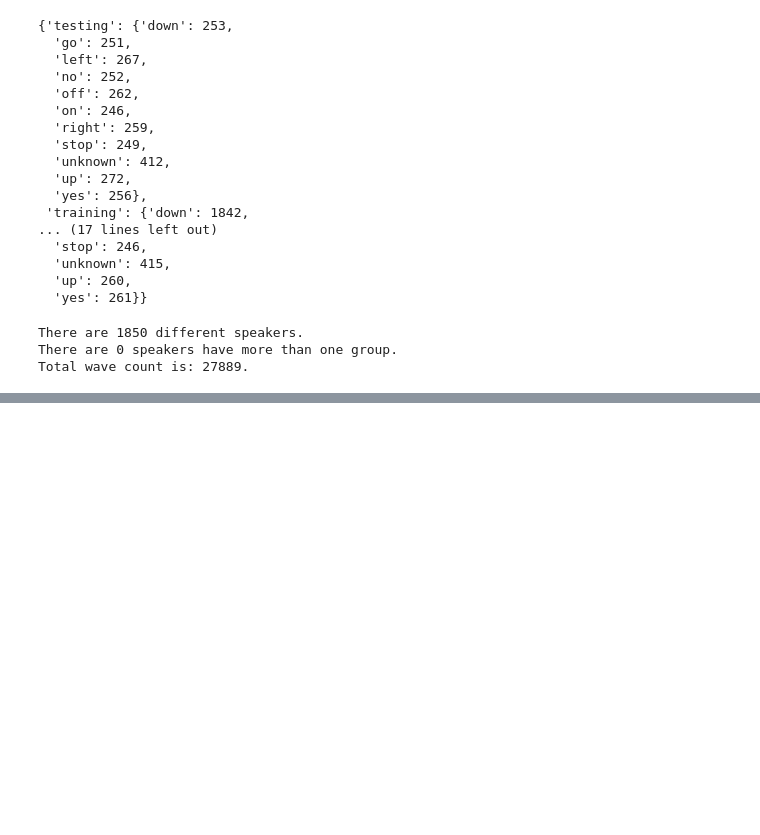
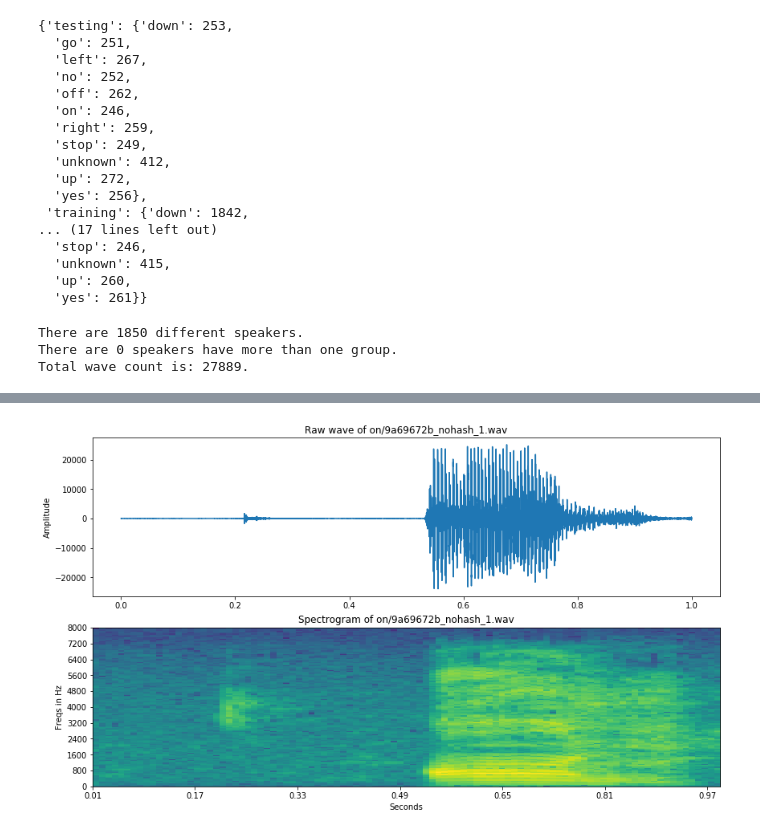
Before and after one commit to ronjian/tensorflow-speech-recognition-challenge, a Jupyter notebook: wave_data_explorer.ipynb, the cells around one changed output, grey strips where cells are left out. Drawn from its saved outputs; the diff is of its cells as text; code cells hidden in the pictures; blank space fills up the shorter version.

```diff
--- a/wave_data_explorer.ipynb
+++ b/wave_data_explorer.ipynb
@@ -462,7 +462,7 @@ import random
 random.seed(59185)
 validation_percentage = 10
 testing_percentage = 10
-unknown_percentage = 10
+unknown_percentage = 5
 word_list = ['silence','unknown', 'yes', 'no', 'up', 'down', 'left', 'right', 'on', 'off', 'stop', 'go']
 all_data = [];
 for label in os.listdir(train_audio_path):
@@ -542,9 +542,9 @@ Total wave count is: 27889.
 #save
 data_dir = "/home/maikfangogoair/tmp/save/"
 import pickle
-with open(data_dir + "spectrogram_v1.pkl", 'wb') as fp:
+with open(data_dir + "spectrogram_v2.pkl", 'wb') as fp:
     pickle.dump(all_data, fp)
-# del all_data
-# #open
-# with open (data_dir + "spectrogram_v1.pkl", 'rb') as fp:
-#     all_data = pickle.load(fp)
+del all_data
+#open
+with open (data_dir + "spectrogram_v2.pkl", 'rb') as fp:
+    all_data = pickle.load(fp)
@@ -559,0 +551,5 @@ ipd.Audio(join(train_audio_path, a["label"]+"/"+a["filename"]))
+# %%
+one_line = [x for x in all_data if x["filename"]=='9a69672b_nohash_1.wav' and x["label"] == "on"][0]
+gen_spectrogram_plot(one_line["samples"],16000,one_line["spectrogram"],one_line["freqs"],one_line["times"],one_line["label"]+"/"+one_line["filename"])
+ipd.Audio(join(train_audio_path, one_line["label"]+"/"+one_line["filename"]))
+# %% [output]
@@ -559,0 +557 @@ ipd.Audio(join(train_audio_path, a["label"]+"/"+a["filename"]))
+[figure, added]
```
Also changed, not shown: parts of 4 cells of this notebook, 1 other file.
